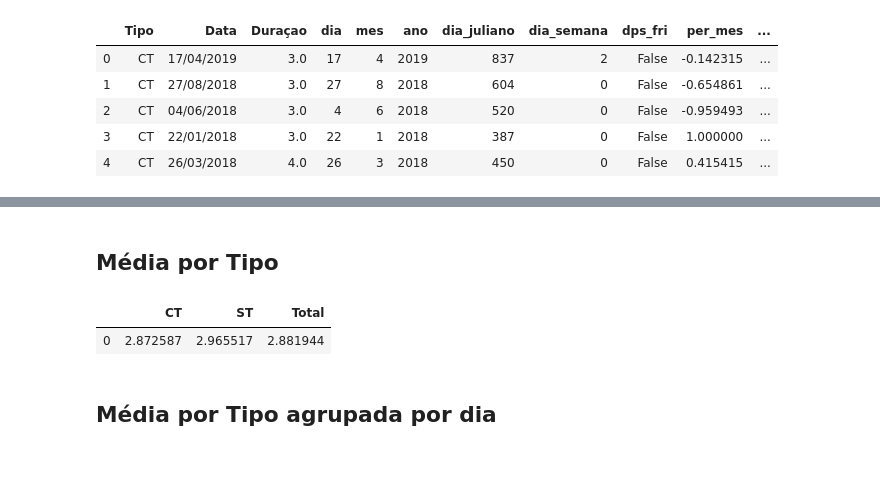
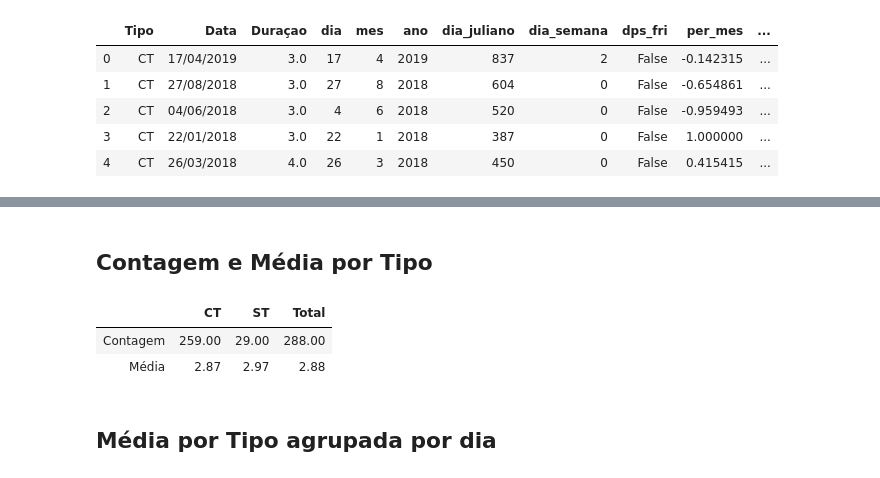
Before and after one commit to jcalheir/efc_slotss, a Jupyter notebook: slot_time/etl_jup.ipynb, the cells around one changed output, grey strips where cells are left out. Cells and saved outputs as stored; diff of their text form; code cells hidden in the pictures.

```diff
--- a/slot_time/etl_jup.ipynb
+++ b/slot_time/etl_jup.ipynb
@@ -104,15 +104,23 @@ data.describe()
 | 75% | 3.000000 | 23.000000 | 10.000000 | 2020.000000 | 1179.500000 | 3.000000 | 0.841254 | 0.809017 | 1.000000 | ... |
 | max | 7.000000 | 31.000000 | 12.000000 | 2021.000000 | 1716.000000 | 6.000000 | 1.000000 | 1.000000 | 1.000000 | ... |
 # %% [markdown]
-## Média por Tipo
+## Contagem e Média por Tipo
-# %%
-pd.DataFrame({
-    'CT': [data[data['Tipo']=='CT']['Duraçao'].mean()],
-    'ST':[data[data['Tipo']=='ST']['Duraçao'].mean()],
-    'Total': [data['Duraçao'].mean()]})
-# %% [output]
-|  | CT | ST | Total |
-| 0 | 2.872587 | 2.965517 | 2.881944 |
+# %%
+pd_med = pd.DataFrame({
+    'CT': [round(data[data['Tipo']=='CT']['Duraçao'].mean(),2)],
+    'ST':[round(data[data['Tipo']=='ST']['Duraçao'].mean(),2)],
+    'Total': [round(data['Duraçao'].mean(),2)]}, index=['Média'])
+
+pd_count = pd.DataFrame({
+    'CT': [data[data['Tipo']=='CT']['Tipo'].count()],
+    'ST':[data[data['Tipo']=='ST']['Tipo'].count()],
+    'Total': [data['Tipo'].count()]}, index=['Contagem'])
+
+pd.concat([pd_count,pd_med])
+# %% [output]
+|  | CT | ST | Total |
+| Contagem | 259.00 | 29.00 | 288.00 |
+| Média | 2.87 | 2.97 | 2.88 |
 # %% [markdown]
 ## Média por Tipo agrupada por dia
 # %%
```
